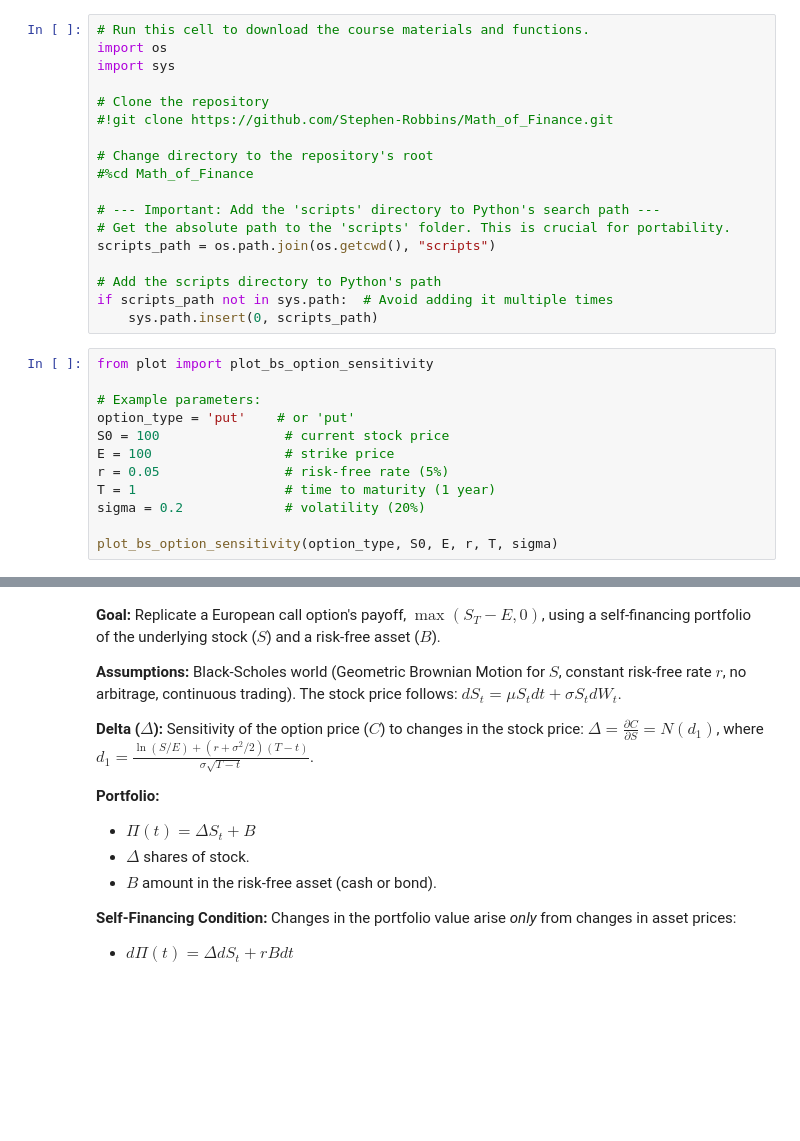
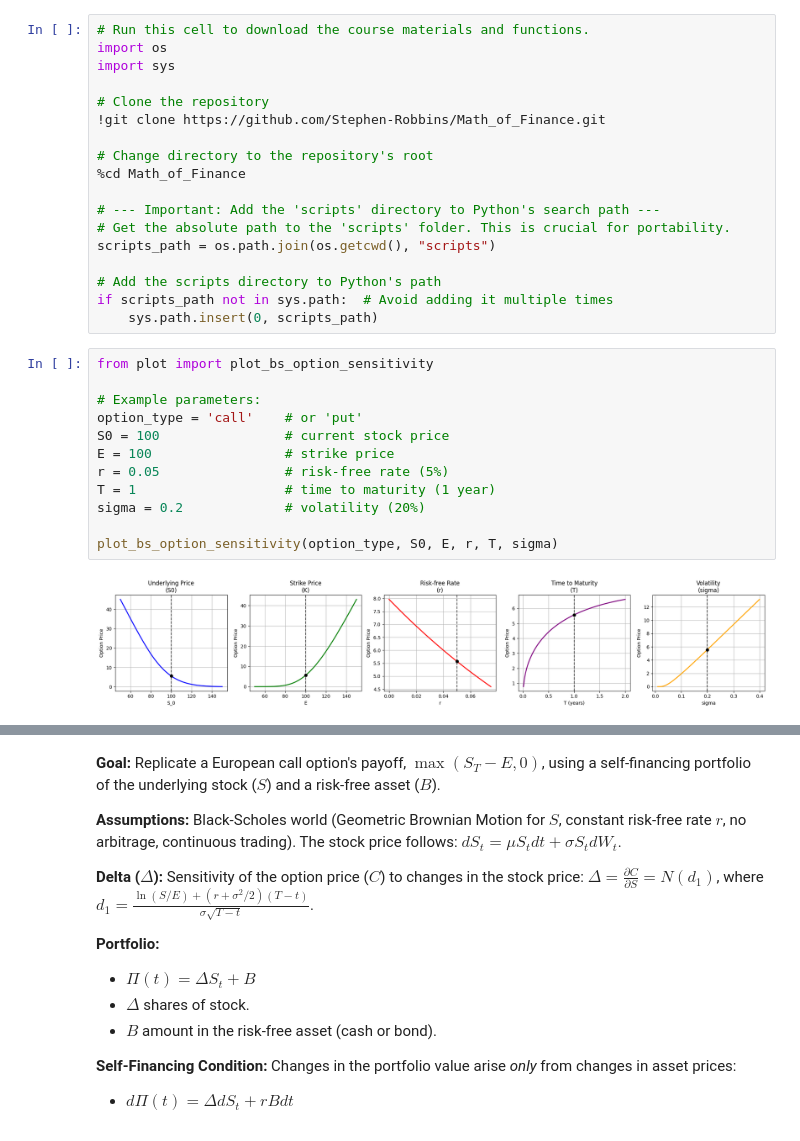
Before and after one commit to Stephen-Robbins/Math_of_Finance, a Jupyter notebook: Discussion_Week_6.ipynb, the cells around one changed output, grey strips where cells are left out. Cells and saved outputs as stored; diff of their text form; blank space fills up the shorter version.

```diff
--- a/Discussion_Week_6.ipynb
+++ b/Discussion_Week_6.ipynb
@@ -4,10 +4,10 @@ import os
 import sys
 
 # Clone the repository
-#!git clone https://github.com/Stephen-Robbins/Math_of_Finance.git
+!git clone https://github.com/Stephen-Robbins/Math_of_Finance.git
 
 # Change directory to the repository's root
-#%cd Math_of_Finance
+%cd Math_of_Finance
 
 # --- Important: Add the 'scripts' directory to Python's search path ---
 # Get the absolute path to the 'scripts' folder. This is crucial for portability.
@@ -19,15 +19,17 @@ if scripts_path not in sys.path:  # Avoid adding it multiple times
 # %%
 from plot import plot_bs_option_sensitivity
 
 # Example parameters:
-option_type = 'put'    # or 'put'
+option_type = 'call'    # or 'put'
 S0 = 100                # current stock price
 E = 100                 # strike price
 r = 0.05                # risk-free rate (5%)
 T = 1                   # time to maturity (1 year)
 sigma = 0.2             # volatility (20%)
 
 plot_bs_option_sensitivity(option_type, S0, E, r, T, sigma)
+# %% [output]
+[figure, added]
 # %%
 from plot import interactive_bs_s0_plot
 
```
Also changed, not shown: parts of 5 cells of this notebook.
